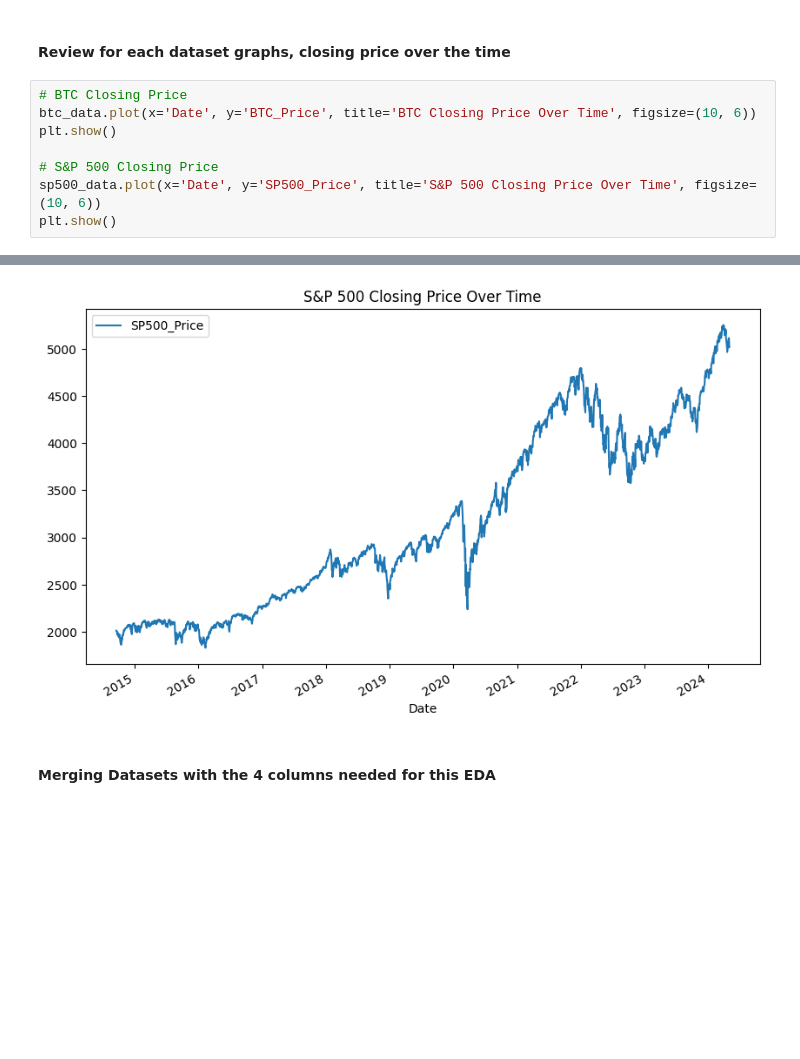
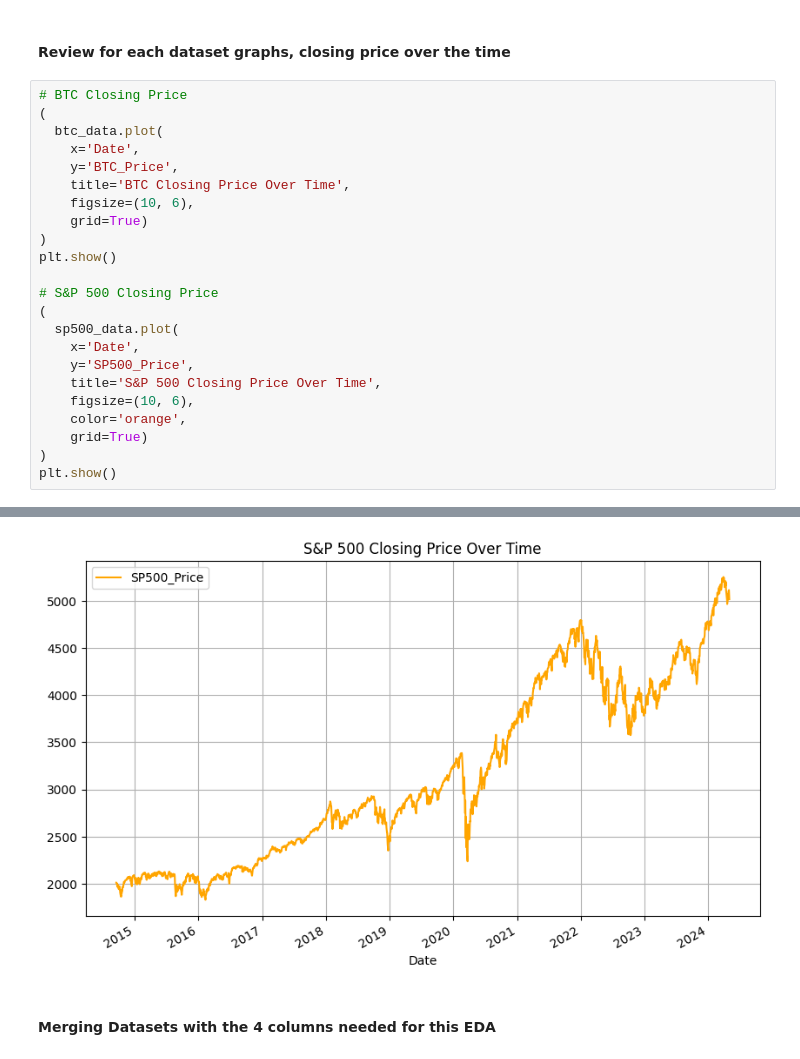
Before and after one commit to AngelDHackerman/BTC-ETH_Data_Analysis, a Jupyter notebook: 4_Temporal_Analysis.ipynb, the cells around one changed output, grey strips where cells are left out. Cells and saved outputs as stored; diff of their text form; blank space fills up the shorter version.

Commit message:
better structure for the first visualizations

```diff
--- a/4_Temporal_Analysis.ipynb
+++ b/4_Temporal_Analysis.ipynb
@@ -20,10 +20,25 @@ sp500_data.rename(columns={"Volume": "SP500_Volume"}, inplace=True)
 #### Review for each dataset graphs, closing price over the time
 # %%
 # BTC Closing Price
-btc_data.plot(x='Date', y='BTC_Price', title='BTC Closing Price Over Time', figsize=(10, 6))
+(
+  btc_data.plot(
+    x='Date',
+    y='BTC_Price',
+    title='BTC Closing Price Over Time',
+    figsize=(10, 6),
+    grid=True)
+)
 plt.show()
 
 # S&P 500 Closing Price
-sp500_data.plot(x='Date', y='SP500_Price', title='S&P 500 Closing Price Over Time', figsize=(10, 6))
+(
+  sp500_data.plot(
+    x='Date',
+    y='SP500_Price',
+    title='S&P 500 Closing Price Over Time',
+    figsize=(10, 6),
+    color='orange',
+    grid=True)
+)
 plt.show()
 # %% [output]
@@ -31,4 +46,4 @@ plt.show()
-[figure, old version]
+[figure, new version]
 # %% [markdown]
 #### Merging Datasets with the 4 columns needed for this EDA
 # %%
```
Also changed, not shown: parts of 3 cells of this notebook.
